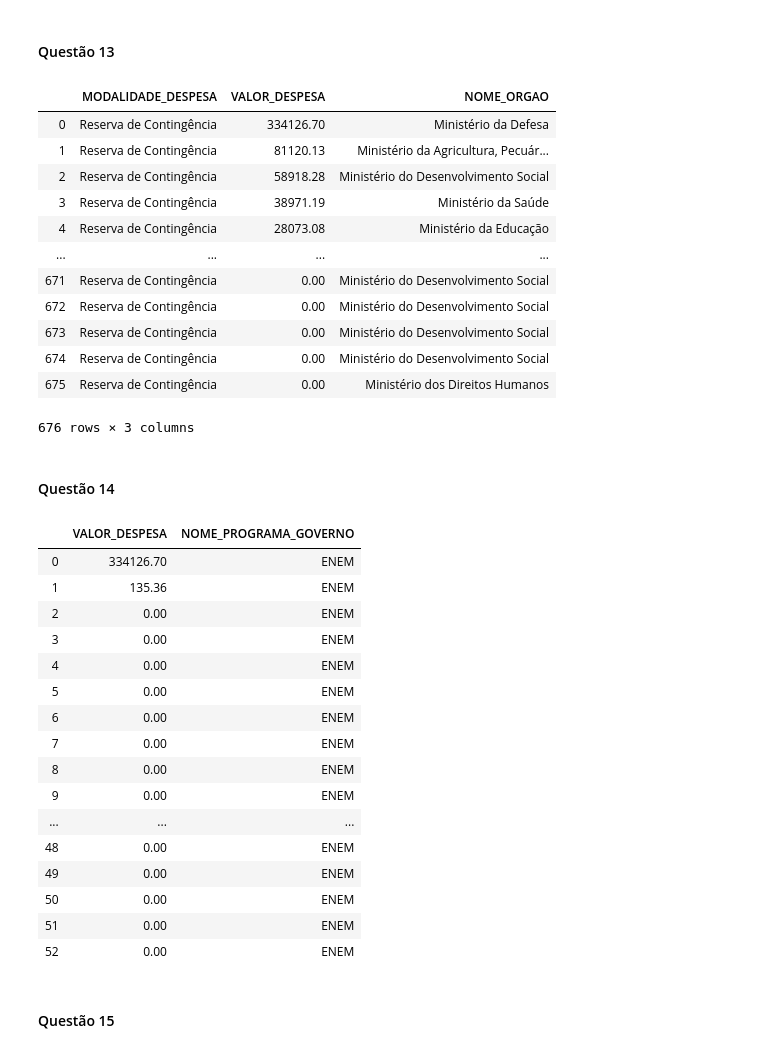
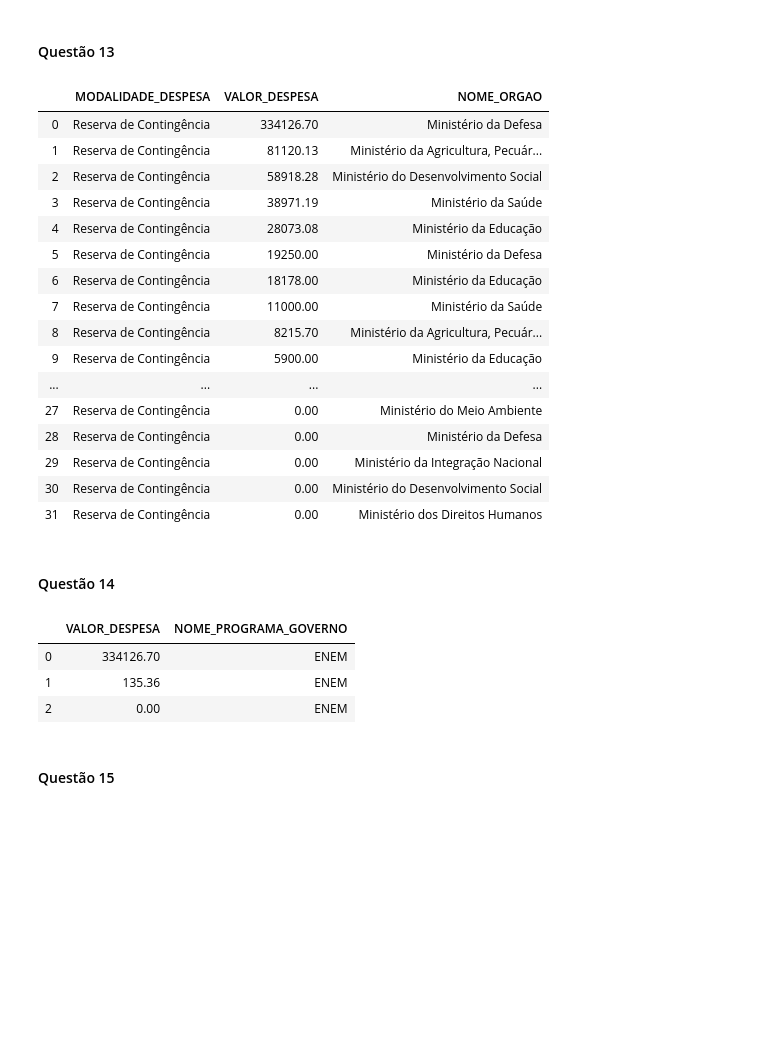
Before and after one commit to marcotmotta/ibd_20192, a Jupyter notebook: TP1/TP1.ipynb, the cells around one changed output. Saved outputs shown, nothing was run; the diff lists cells and outputs as text; code cells hidden in the pictures; blank space fills up the shorter version.

Commit message:
add distinct clause

```diff
--- a/TP1/TP1.ipynb
+++ b/TP1/TP1.ipynb
@@ -222,7 +226,7 @@ q12
 #### Questão 13
 # %%
 q13_query = (
-    'select modalidade_despesa, valor_despesa, nome_orgao '
+    'select distinct modalidade_despesa, valor_despesa, nome_orgao '
     'from orgao '
     'natural join despesa_publica '
     'where modalidade_despesa=\'Reserva de Contingência\' order by valor_despesa desc' # ordenado apenas para visualização
@@ -237,43 +241,34 @@ q13
 | 2 | Reserva de Contingência | 58918.28 | Ministério do Desenvolvimento Social |
 | 3 | Reserva de Contingência | 38971.19 | Ministério da Saúde |
 | 4 | Reserva de Contingência | 28073.08 | Ministério da Educação |
+| 5 | Reserva de Contingência | 19250.00 | Ministério da Defesa |
+| 6 | Reserva de Contingência | 18178.00 | Ministério da Educação |
+| 7 | Reserva de Contingência | 11000.00 | Ministério da Saúde |
+| 8 | Reserva de Contingência | 8215.70 | Ministério da Agricultura, Pecuár... |
+| 9 | Reserva de Contingência | 5900.00 | Ministério da Educação |
 | ... | ... | ... | ... |
-| 671 | Reserva de Contingência | 0.00 | Ministério do Desenvolvimento Social |
-| 672 | Reserva de Contingência | 0.00 | Ministério do Desenvolvimento Social |
-| 673 | Reserva de Contingência | 0.00 | Ministério do Desenvolvimento Social |
-| 674 | Reserva de Contingência | 0.00 | Ministério do Desenvolvimento Social |
-| 675 | Reserva de Contingência | 0.00 | Ministério dos Direitos Humanos |
+| 27 | Reserva de Contingência | 0.00 | Ministério do Meio Ambiente |
+| 28 | Reserva de Contingência | 0.00 | Ministério da Defesa |
+| 29 | Reserva de Contingência | 0.00 | Ministério da Integração Nacional |
+| 30 | Reserva de Contingência | 0.00 | Ministério do Desenvolvimento Social |
+| 31 | Reserva de Contingência | 0.00 | Ministério dos Direitos Humanos |
-676 rows × 3 columns
 # %% [markdown]
 #### Questão 14
 # %%
 q14_query = (
-    'select valor_despesa, nome_programa_governo '
+    'select distinct valor_despesa, nome_programa_governo '
     'from despesa_publica '
     'natural join programa_governo '
     'where nome_programa_governo=\'ENEM\' order by valor_despesa desc' # Ordenado apenas para visualização
 )
 
 q14 = query(q14_query)
 q14
 # %% [output]
 |  | VALOR_DESPESA | NOME_PROGRAMA_GOVERNO |
 | 0 | 334126.70 | ENEM |
 | 1 | 135.36 | ENEM |
 | 2 | 0.00 | ENEM |
-| 3 | 0.00 | ENEM |
-| 4 | 0.00 | ENEM |
-| 5 | 0.00 | ENEM |
-| 6 | 0.00 | ENEM |
-| 7 | 0.00 | ENEM |
-| 8 | 0.00 | ENEM |
-| 9 | 0.00 | ENEM |
-| ... | ... | ... |
-| 48 | 0.00 | ENEM |
-| 49 | 0.00 | ENEM |
-| 50 | 0.00 | ENEM |
-| 51 | 0.00 | ENEM |
-| 52 | 0.00 | ENEM |
 # %% [markdown]
 #### Questão 15
 # %%
```
Also changed, not shown: parts of 3 cells of this notebook, 1 other file.
